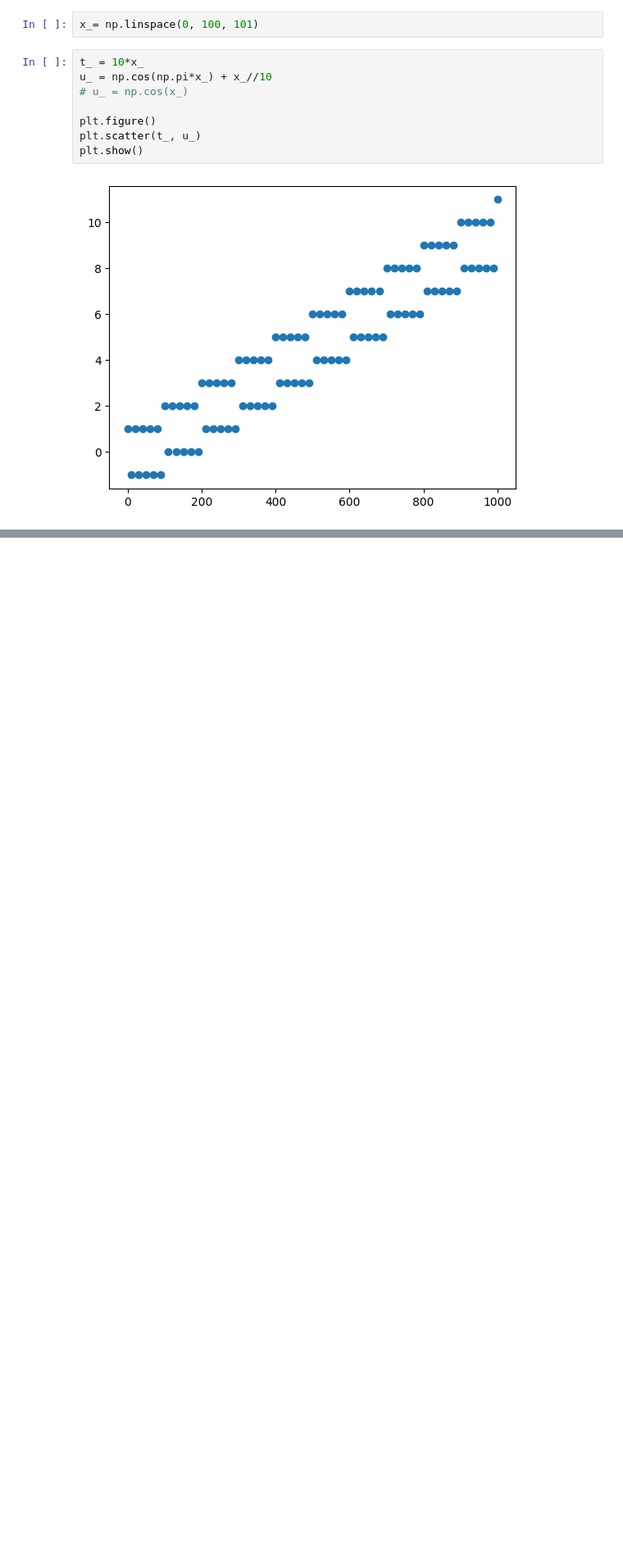
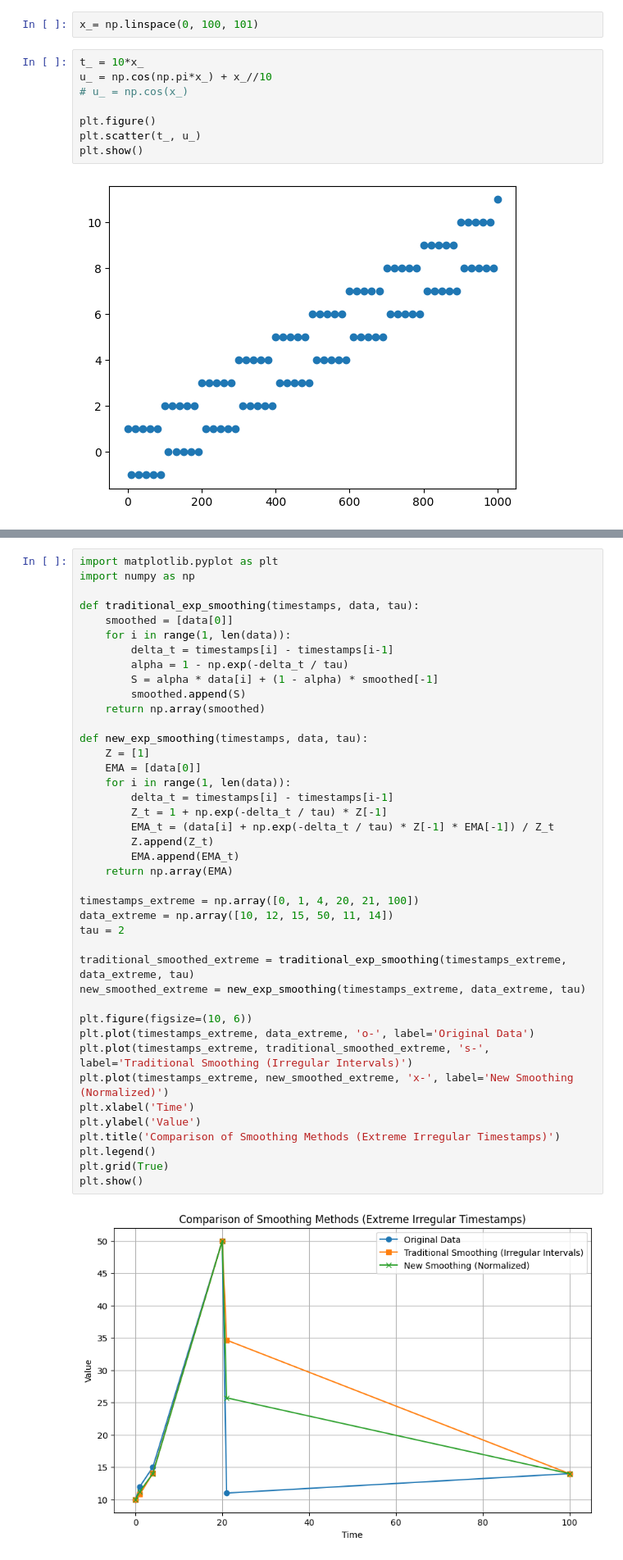
Before and after one commit to jeromedejaegher/exponential_smoothing, a Jupyter notebook: exponential_smoothing.ipynb, the cells around one changed output, grey strips where cells are left out. Shown: that part at 82% size. Drawn from its saved outputs; the diff is of its cells as text; blank space fills up the shorter version.

```diff
--- a/exponential_smoothing.ipynb
+++ b/exponential_smoothing.ipynb
@@ -114,0 +96,43 @@ print(custom_exp_smoothing(x=u_, tau=y_/param))
+# %%
+import matplotlib.pyplot as plt
+import numpy as np
+
+def traditional_exp_smoothing(timestamps, data, tau):
+    smoothed = [data[0]]
+    for i in range(1, len(data)):
+        delta_t = timestamps[i] - timestamps[i-1]
+        alpha = 1 - np.exp(-delta_t / tau)
+        S = alpha * data[i] + (1 - alpha) * smoothed[-1]
+        smoothed.append(S)
+    return np.array(smoothed)
+
+def new_exp_smoothing(timestamps, data, tau):
+    Z = [1]
+    EMA = [data[0]]
+    for i in range(1, len(data)):
+        delta_t = timestamps[i] - timestamps[i-1]
+        Z_t = 1 + np.exp(-delta_t / tau) * Z[-1]
+        EMA_t = (data[i] + np.exp(-delta_t / tau) * Z[-1] * EMA[-1]) / Z_t
+        Z.append(Z_t)
+        EMA.append(EMA_t)
+    return np.array(EMA)
+
+timestamps_extreme = np.array([0, 1, 4, 20, 21, 100])
+data_extreme = np.array([10, 12, 15, 50, 11, 14])
+tau = 2
+
+traditional_smoothed_extreme = traditional_exp_smoothing(timestamps_extreme, data_extreme, tau)
+new_smoothed_extreme = new_exp_smoothing(timestamps_extreme, data_extreme, tau)
+
+plt.figure(figsize=(10, 6))
+plt.plot(timestamps_extreme, data_extreme, 'o-', label='Original Data')
+plt.plot(timestamps_extreme, traditional_smoothed_extreme, 's-', label='Traditional Smoothing (Irregular Intervals)')
+plt.plot(timestamps_extreme, new_smoothed_extreme, 'x-', label='New Smoothing (Normalized)')
+plt.xlabel('Time')
+plt.ylabel('Value')
+plt.title('Comparison of Smoothing Methods (Extreme Irregular Timestamps)')
+plt.legend()
+plt.grid(True)
+plt.show()
+# %% [output]
+[figure, added]
```
Also changed, not shown: parts of 6 cells of this notebook, 11 other files.
